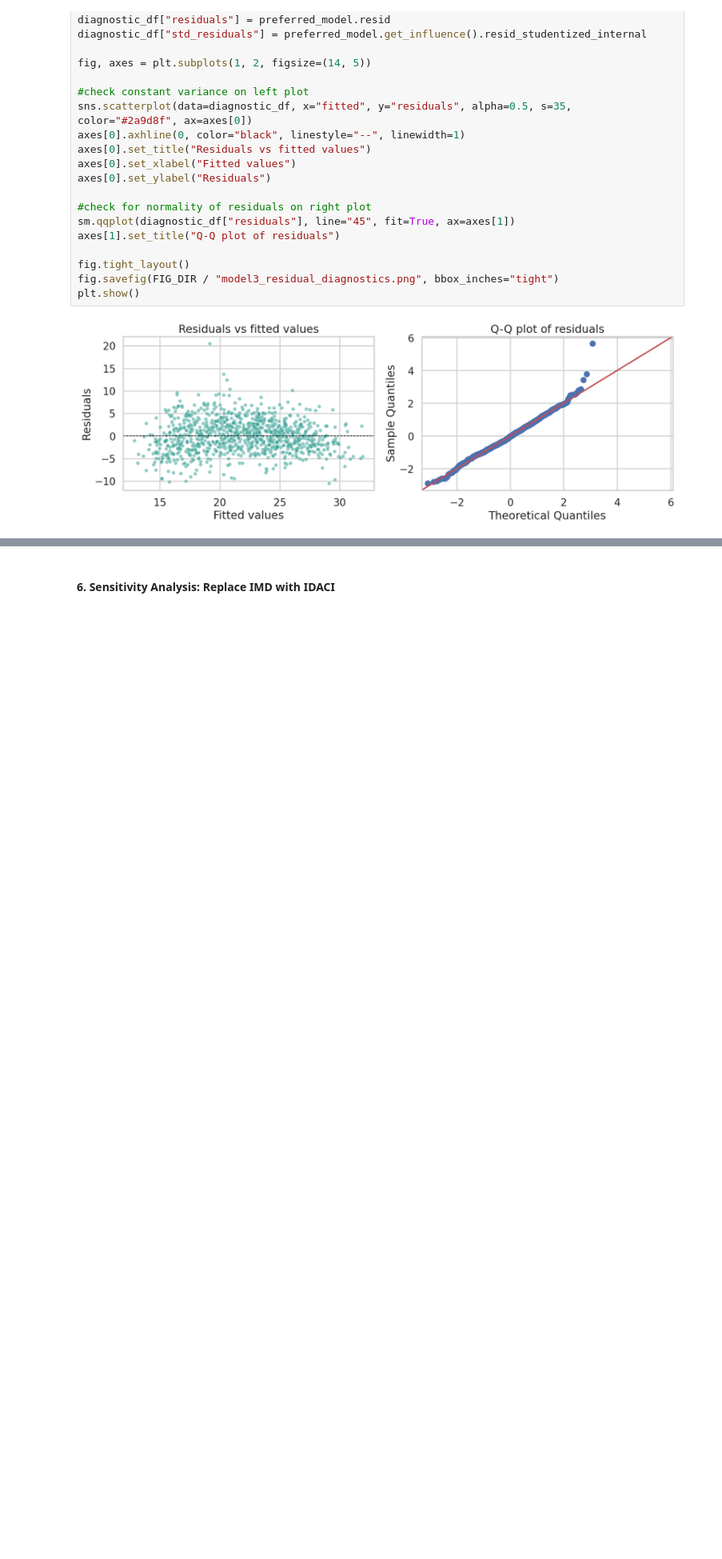
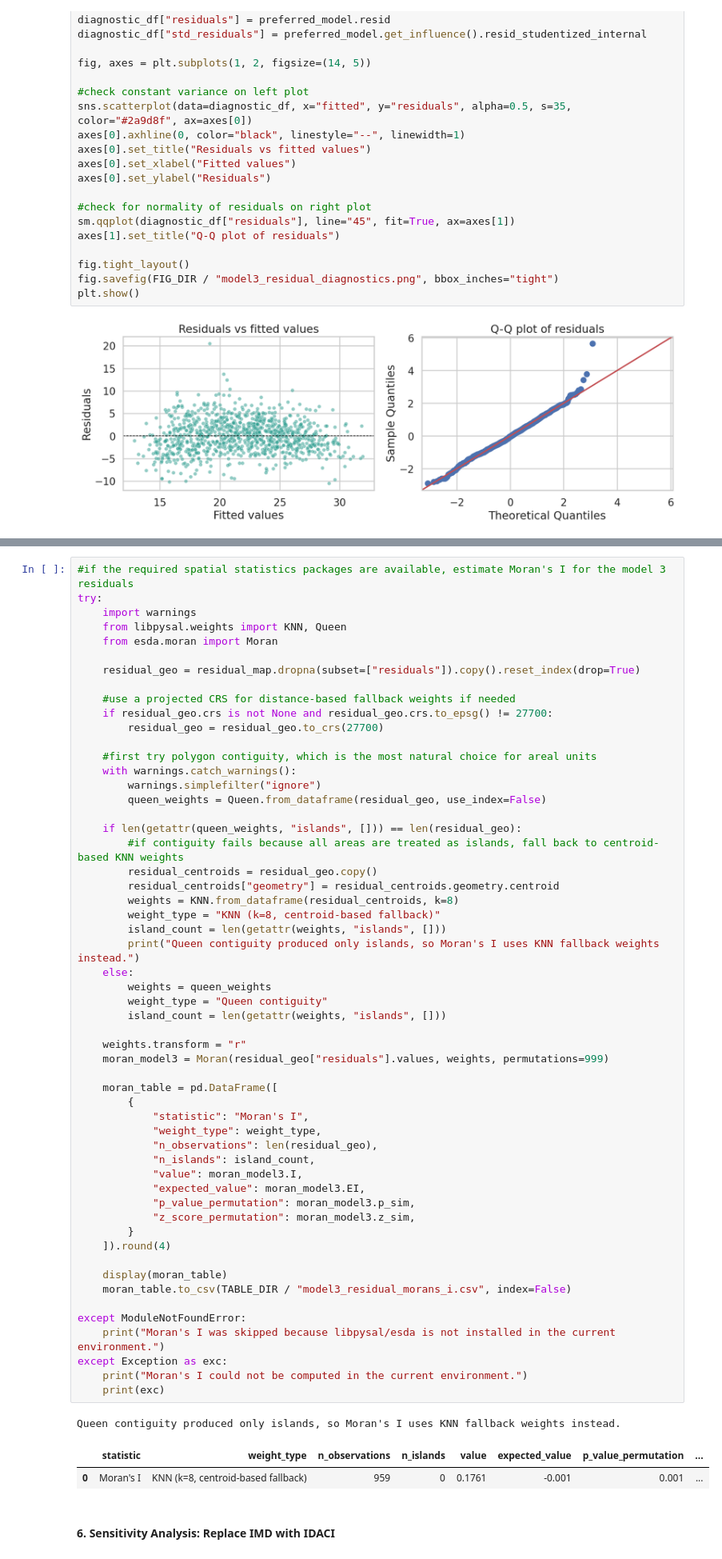
Before and after one commit to Levine-l/CASA0006_project, a Jupyter notebook: Template_submission_CASA0006.ipynb, the cells around one changed output, grey strips where cells are left out. Shown at 80% size. Saved outputs shown, nothing was run; the diff lists cells and outputs as text; blank space fills up the shorter version.

```diff
--- a/Template_submission_CASA0006.ipynb
+++ b/Template_submission_CASA0006.ipynb
@@ -761,3 +800,62 @@ plt.show()
+# %%
+#if the required spatial statistics packages are available, estimate Moran's I for the model 3 residuals
+try:
+    import warnings
+    from libpysal.weights import KNN, Queen
+    from esda.moran import Moran
+
+    residual_geo = residual_map.dropna(subset=["residuals"]).copy().reset_index(drop=True)
+
+    #use a projected CRS for distance-based fallback weights if needed
+    if residual_geo.crs is not None and residual_geo.crs.to_epsg() != 27700:
+        residual_geo = residual_geo.to_crs(27700)
+
+    #first try polygon contiguity, which is the most natural choice for areal units
+    with warnings.catch_warnings():
+        warnings.simplefilter("ignore")
+        queen_weights = Queen.from_dataframe(residual_geo, use_index=False)
+
+    if len(getattr(queen_weights, "islands", [])) == len(residual_geo):
+        #if contiguity fails because all areas are treated as islands, fall back to centroid-based KNN weights
+        residual_centroids = residual_geo.copy()
+        residual_centroids["geometry"] = residual_centroids.geometry.centroid
+        weights = KNN.from_dataframe(residual_centroids, k=8)
+        weight_type = "KNN (k=8, centroid-based fallback)"
+        island_count = len(getattr(weights, "islands", []))
+        print("Queen contiguity produced only islands, so Moran's I uses KNN fallback weights instead.")
+    else:
+        weights = queen_weights
+        weight_type = "Queen contiguity"
+        island_count = len(getattr(weights, "islands", []))
+
+    weights.transform = "r"
+    moran_model3 = Moran(residual_geo["residuals"].values, weights, permutations=999)
+
+    moran_table = pd.DataFrame([
+        {
+            "statistic": "Moran's I",
+            "weight_type": weight_type,
+            "n_observations": len(residual_geo),
+            "n_islands": island_count,
+            "value": moran_model3.I,
+            "expected_value": moran_model3.EI,
+            "p_value_permutation": moran_model3.p_sim,
+            "z_score_permutation": moran_model3.z_sim,
+        }
+    ]).round(4)
+
+    display(moran_table)
+    moran_table.to_csv(TABLE_DIR / "model3_residual_morans_i.csv", index=False)
+
+except ModuleNotFoundError:
+    print("Moran's I was skipped because libpysal/esda is not installed in the current environment.")
+except Exception as exc:
+    print("Moran's I could not be computed in the current environment.")
+    print(exc)
+# %% [output]
+Queen contiguity produced only islands, so Moran's I uses KNN fallback weights instead.
+|  | statistic | weight_type | n_observations | n_islands | value | expected_value | p_value_permutation | ... |
+| 0 | Moran's I | KNN (k=8, centroid-based fallback) | 959 | 0 | 0.1761 | -0.001 | 0.001 | ... |
 # %% [markdown]
 #### 6. Sensitivity Analysis: Replace IMD with IDACI
 # %%
```
Also changed, not shown: parts of 16 cells of this notebook.
